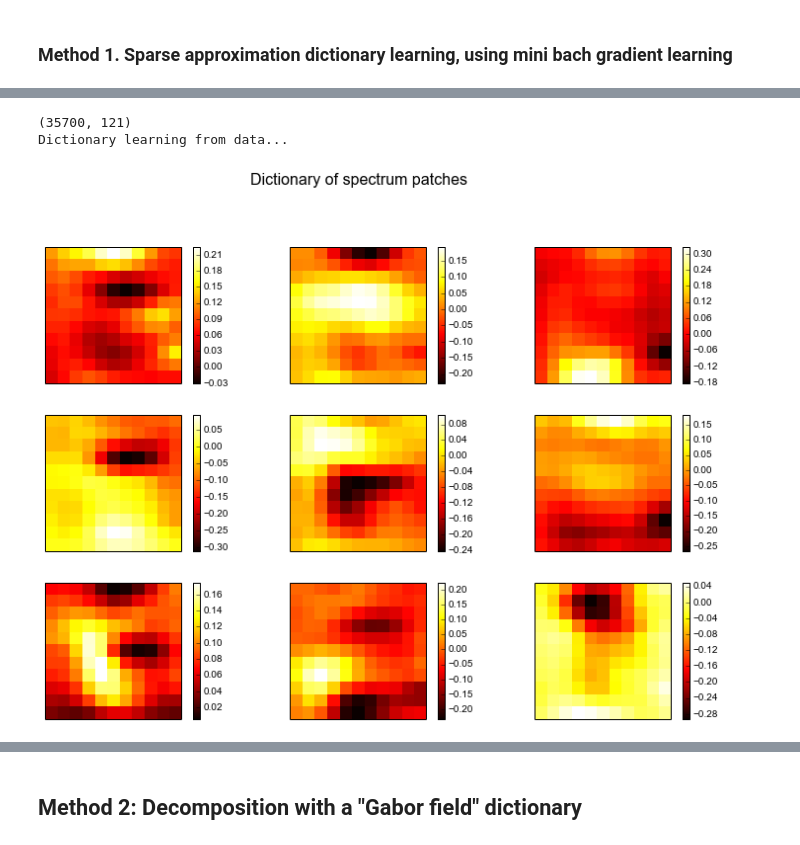
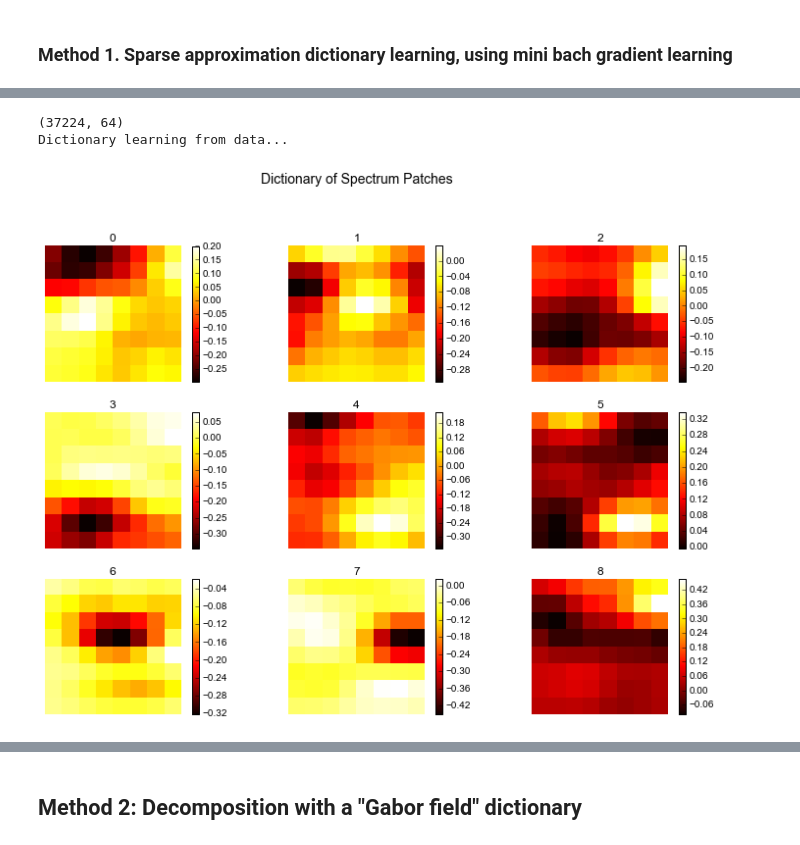
Before and after one commit to bregmanstudio/AudioSpectrumPatchApproximation, a Jupyter notebook: AudioSpectrumPatchApproximation.ipynb, the cells around one changed output, grey strips where cells are left out. Saved outputs shown, nothing was run; the diff lists cells and outputs as text; code cells hidden in the pictures.

```diff
--- a/AudioSpectrumPatchApproximation.ipynb
+++ b/AudioSpectrumPatchApproximation.ipynb
@@ -46,9 +48,9 @@ reload(A) # for debugging
 # %%
-s1 = A.SparseApproxSpectrum(n_components=9, patch_size=(11,11)) # learn 9 components of 16x16 patches
-s1.extract_codes(F.X) # Learn a dictionary of patches for spectrogram
-s1.plot_codes(cbar=1, cmap=cm.hot) # show the learned codes
+s1 = A.SparseApproxSpectrum(n_components=9, patch_size=(8,8)) # learn 9 components of 12x4 patches
+s1.extract_codes(F.X, zscore=True, log_amplitude=True) # Learn a dictionary of patches for spectrogram
+s1.plot_codes(cbar=True, cmap=cm.hot) # show the learned codes
 # %% [output]
-(35700, 121)
+(37224, 64)
 Dictionary learning from data...
-[figure, old version]
+[figure, new version]
 # %%
```
Also changed, not shown: parts of 8 cells of this notebook, 1 other file.
